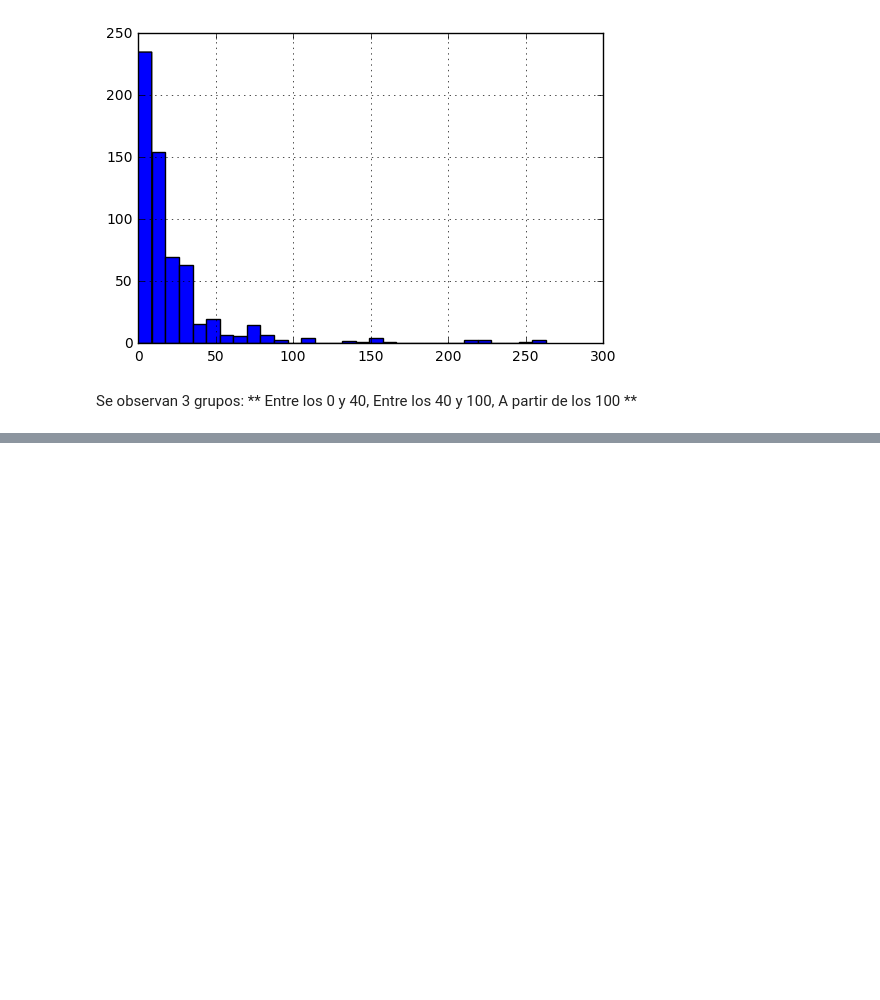
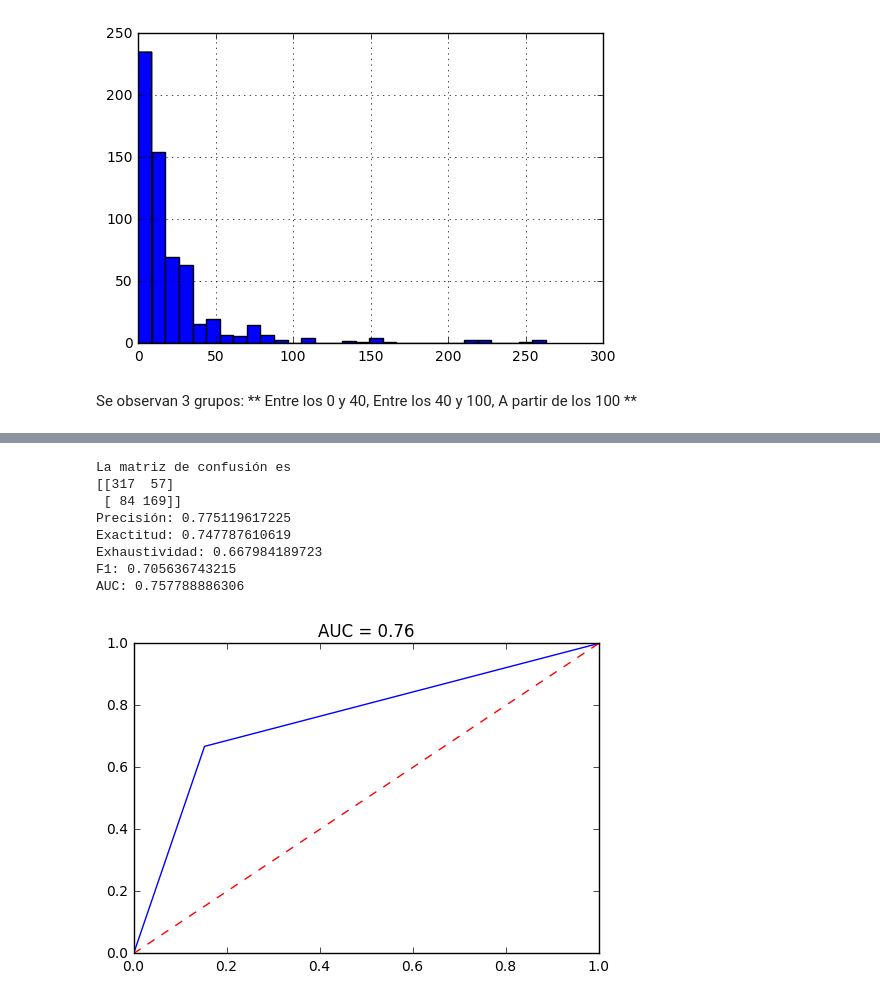
Before and after one commit to giovamata/campusciff-2016, a Jupyter notebook: Finales/Machine Learning/Ejercicios de la primera y segunda sesión/ML Ejercicio 1.ipynb, the cells around one changed output, grey strips where cells are left out. Cells and saved outputs as stored; diff of their text form; code cells hidden in the pictures; blank space fills up the shorter version.

```diff
--- a/Finales/Machine Learning/Ejercicios de la primera y segunda sesión/ML Ejercicio 1.ipynb
+++ b/Finales/Machine Learning/Ejercicios de la primera y segunda sesión/ML Ejercicio 1.ipynb
@@ -479,4 +469,4 @@ titanic['fare'][var_target==False].hist(bins=30)
 # %% [markdown]
 Se observan 3 grupos: ** Entre los 0 y 40, Entre los 40 y 100, A partir de los 100 **
 # %%
-titanic.loc[:, 'fare_N'] = titanic['fare'].map(lambda x: 'n0' if x < 40 else 'n1' if x < 100 else 'n2')
+titanic.loc[:, 'fare_VC'] = titanic['fare'].map(lambda x: 'n0' if x < 40 else 'n1' if x < 100 else 'n2')
@@ -514,0 +559,2 @@ survived
+# %%
+var_categoricas = ['pclass','sex', 'fare_VC' ] #actualizo mi lista de variables de estudio.
@@ -514,0 +693,30 @@ survived
+# %%
+from sklearn.metrics import accuracy_score, auc, confusion_matrix, f1_score, precision_score, recall_score, roc_curve
+import pandas as pd
+
+def metricas_modelos(y_true, y_pred):
+    from sklearn.metrics import accuracy_score, auc, confusion_matrix, f1_score, precision_score, recall_score, roc_curve
+
+    # Obtención de matriz de confusión
+    confusion_matrix = confusion_matrix(y_true, y_pred)
+
+    print "La matriz de confusión es "
+    print confusion_matrix
+
+    print 'Precisión:', accuracy_score(y_true, y_pred)
+    print 'Exactitud:', precision_score(y_true, y_pred)
+    print 'Exhaustividad:', recall_score(y_true, y_pred)
+    print 'F1:', f1_score(y_true, y_pred)
+
+    false_positive_rate, recall, thresholds = roc_curve(y_true, y_pred)
+    roc_auc = auc(false_positive_rate, recall)
+
+    print 'AUC:', auc(false_positive_rate, recall)
+
+    plt.plot(false_positive_rate, recall, 'b')
+    plt.plot([0, 1], [0, 1], 'r--')
+    plt.title('AUC = %0.2f' % roc_auc)
+# %%
+var_categoricas_SUR = ['survived', 'pclass_3', 'pclass_2', 'sex_male']
+titanic_vif = titanic_dummie[var_categoricas_SUR]
+titanic_vif.head(5)
@@ -514,0 +730,19 @@ survived
+# %%
+var_categoricas = ['pclass_3', 'pclass_2', 'sex_male']
+
+X_train, X_test, y_train, y_test = train_test_split(titanic_vif[var_categoricas], titanic_vif['survived'], test_size=0.4)
+
+classifier = LogisticRegression().fit(X_train, y_train)
+y_pred     = classifier.predict(X_train)
+
+metricas_modelos(y_train, y_pred)
+# %% [output]
+La matriz de confusión es
+[[317  57]
+ [ 84 169]]
+Precisión: 0.775119617225
+Exactitud: 0.747787610619
+Exhaustividad: 0.667984189723
+F1: 0.705636743215
+AUC: 0.757788886306
+[figure, added]
```
Also changed, not shown: parts of 39 cells of this notebook.
